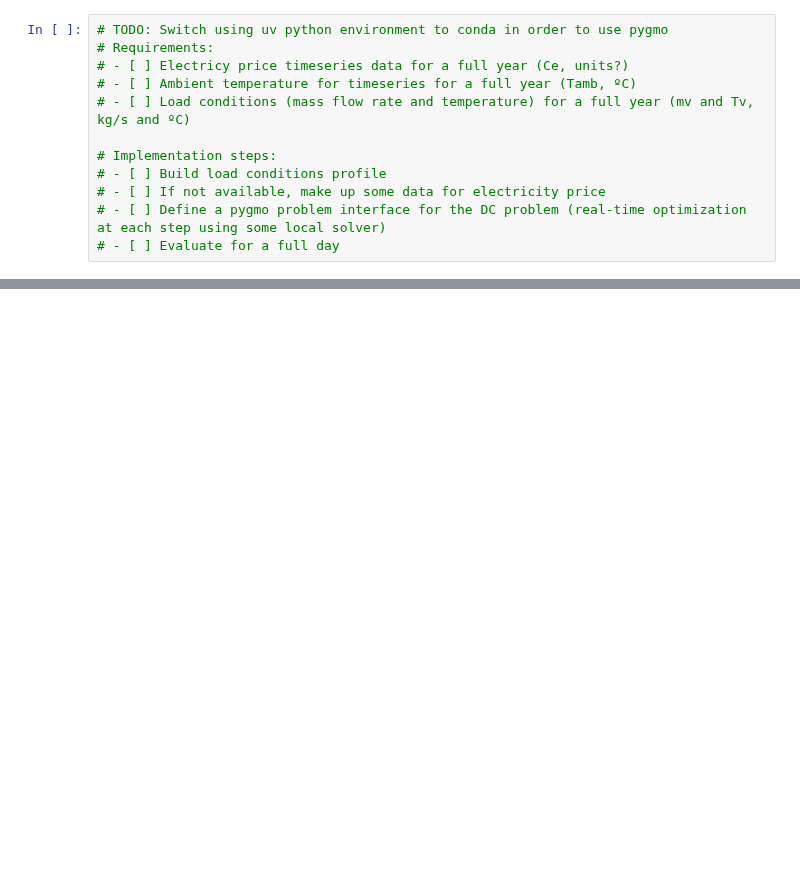
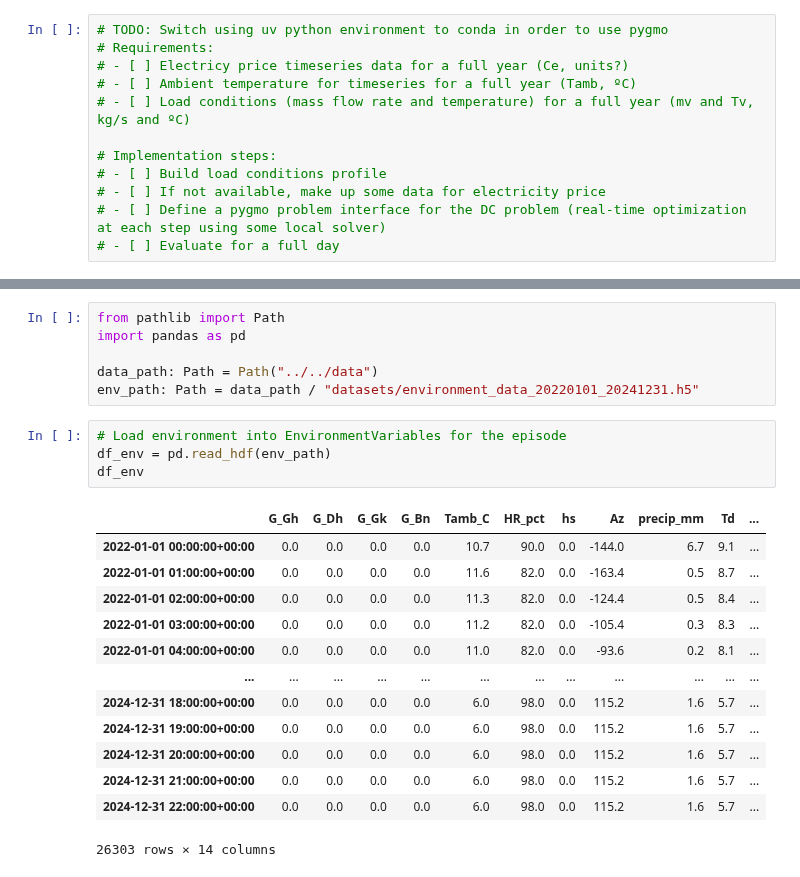
Before and after one commit to juan11iguel/SOLhycool, a Jupyter notebook: optimization/notebooks/dc_optimization.ipynb, the cells around one changed output, grey strips where cells are left out. Drawn from its saved outputs; the diff is of its cells as text; blank space fills up the shorter version.

```diff
--- a/optimization/notebooks/dc_optimization.ipynb
+++ b/optimization/notebooks/dc_optimization.ipynb
@@ -121,0 +44,24 @@ In combined_cooler_model (line 112)
+# %%
+from pathlib import Path
+import pandas as pd
+
+data_path: Path = Path("../../data")
+env_path: Path = data_path / "datasets/environment_data_20220101_20241231.h5"
+# %%
+# Load environment into EnvironmentVariables for the episode
+df_env = pd.read_hdf(env_path)
+df_env
+# %% [output]
+|  | G_Gh | G_Dh | G_Gk | G_Bn | Tamb_C | HR_pct | hs | Az | precip_mm | Td | ... |
+| 2022-01-01 00:00:00+00:00 | 0.0 | 0.0 | 0.0 | 0.0 | 10.7 | 90.0 | 0.0 | -144.0 | 6.7 | 9.1 | ... |
+| 2022-01-01 01:00:00+00:00 | 0.0 | 0.0 | 0.0 | 0.0 | 11.6 | 82.0 | 0.0 | -163.4 | 0.5 | 8.7 | ... |
+| 2022-01-01 02:00:00+00:00 | 0.0 | 0.0 | 0.0 | 0.0 | 11.3 | 82.0 | 0.0 | -124.4 | 0.5 | 8.4 | ... |
+| 2022-01-01 03:00:00+00:00 | 0.0 | 0.0 | 0.0 | 0.0 | 11.2 | 82.0 | 0.0 | -105.4 | 0.3 | 8.3 | ... |
+| 2022-01-01 04:00:00+00:00 | 0.0 | 0.0 | 0.0 | 0.0 | 11.0 | 82.0 | 0.0 | -93.6 | 0.2 | 8.1 | ... |
+| ... | ... | ... | ... | ... | ... | ... | ... | ... | ... | ... | ... |
+| 2024-12-31 18:00:00+00:00 | 0.0 | 0.0 | 0.0 | 0.0 | 6.0 | 98.0 | 0.0 | 115.2 | 1.6 | 5.7 | ... |
+| 2024-12-31 19:00:00+00:00 | 0.0 | 0.0 | 0.0 | 0.0 | 6.0 | 98.0 | 0.0 | 115.2 | 1.6 | 5.7 | ... |
+| 2024-12-31 20:00:00+00:00 | 0.0 | 0.0 | 0.0 | 0.0 | 6.0 | 98.0 | 0.0 | 115.2 | 1.6 | 5.7 | ... |
+| 2024-12-31 21:00:00+00:00 | 0.0 | 0.0 | 0.0 | 0.0 | 6.0 | 98.0 | 0.0 | 115.2 | 1.6 | 5.7 | ... |
+| 2024-12-31 22:00:00+00:00 | 0.0 | 0.0 | 0.0 | 0.0 | 6.0 | 98.0 | 0.0 | 115.2 | 1.6 | 5.7 | ... |
+26303 rows × 14 columns
```
Also changed, not shown: parts of 8 cells of this notebook, 5 other files.
